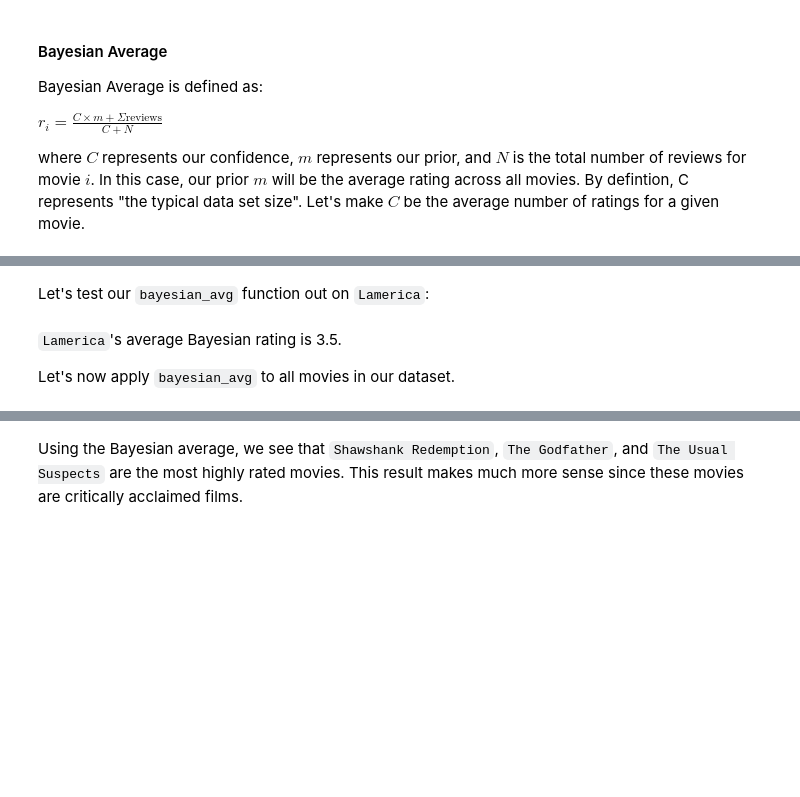
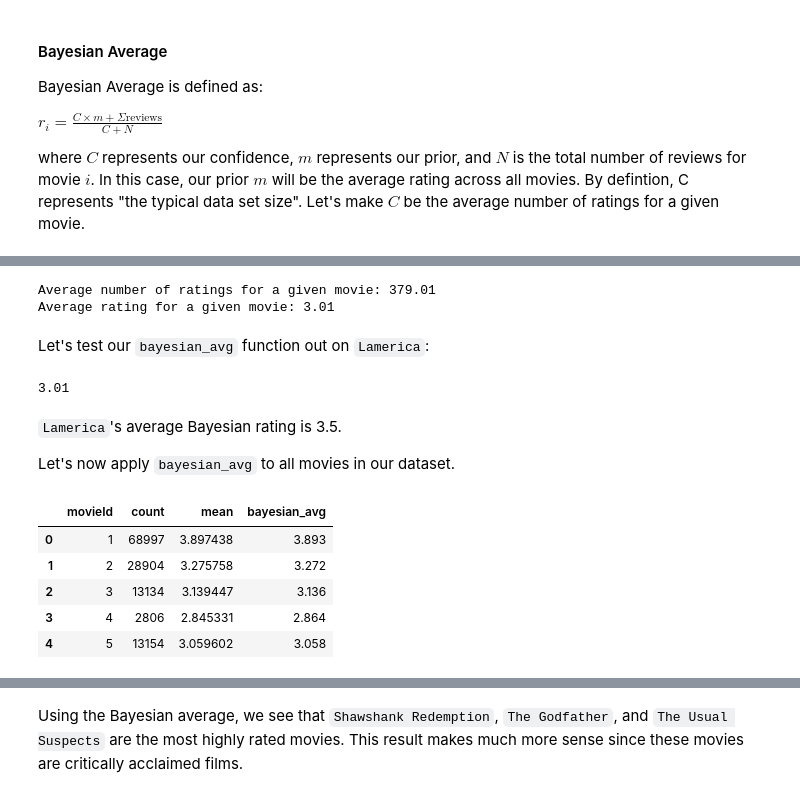
Before and after one commit to iulian-alexandru04/ML, a Jupyter notebook: collaborative_filtering.ipynb, the cells around one changed output, grey strips where cells are left out. Saved outputs shown, nothing was run; the diff lists cells and outputs as text; code cells hidden in the pictures; blank space fills up the shorter version.

```diff
--- a/collaborative_filtering.ipynb
+++ b/collaborative_filtering.ipynb
@@ -111,18 +154,23 @@ movie_stats.head()
 # %%
-C = movie_stats[ ].mean()
-m = movie_stats[ ].mean()
+C = movie_stats['count'].mean()
+m = movie_stats['mean'].mean()
 
 print(f"Average number of ratings for a given movie: {C:.2f}")
 print(f"Average rating for a given movie: {m:.2f}")
 
 def bayesian_avg(ratings):
-    bayesian_avg = _________
+    bayesian_avg = (C*m+ratings.sum())/(C+ratings.count())
     return round(bayesian_avg, 3)
+# %% [output]
+Average number of ratings for a given movie: 379.01
+Average rating for a given movie: 3.01
 # %% [markdown]
 Let's test our `bayesian_avg` function out on `Lamerica`:
 # %%
-lamerica =
+lamerica = pd.Series([5])
 bayesian_avg(lamerica)
+# %% [output]
+3.01
 # %% [markdown]
 `Lamerica`'s average Bayesian rating is 3.5.
 
@@ -132,4 +180,13 @@ bayesian_avg_ratings = ratings.groupby('movieId')_____
 bayesian_avg_ratings.columns = ['movieId', 'bayesian_avg']
 movie_stats = movie_stats.merge(bayesian_avg_ratings, on='movieId')
+# %%
+movie_stats.head()
+# %% [output]
+|  | movieId | count | mean | bayesian_avg |
+| 0 | 1 | 68997 | 3.897438 | 3.893 |
+| 1 | 2 | 28904 | 3.275758 | 3.272 |
+| 2 | 3 | 13134 | 3.139447 | 3.136 |
+| 3 | 4 | 2806 | 2.845331 | 2.864 |
+| 4 | 5 | 13154 | 3.059602 | 3.058 |
 # %%
 movie_stats = movie_stats.merge(movies[['movieId', 'title']])
```
Also changed, not shown: parts of 43 cells of this notebook.
